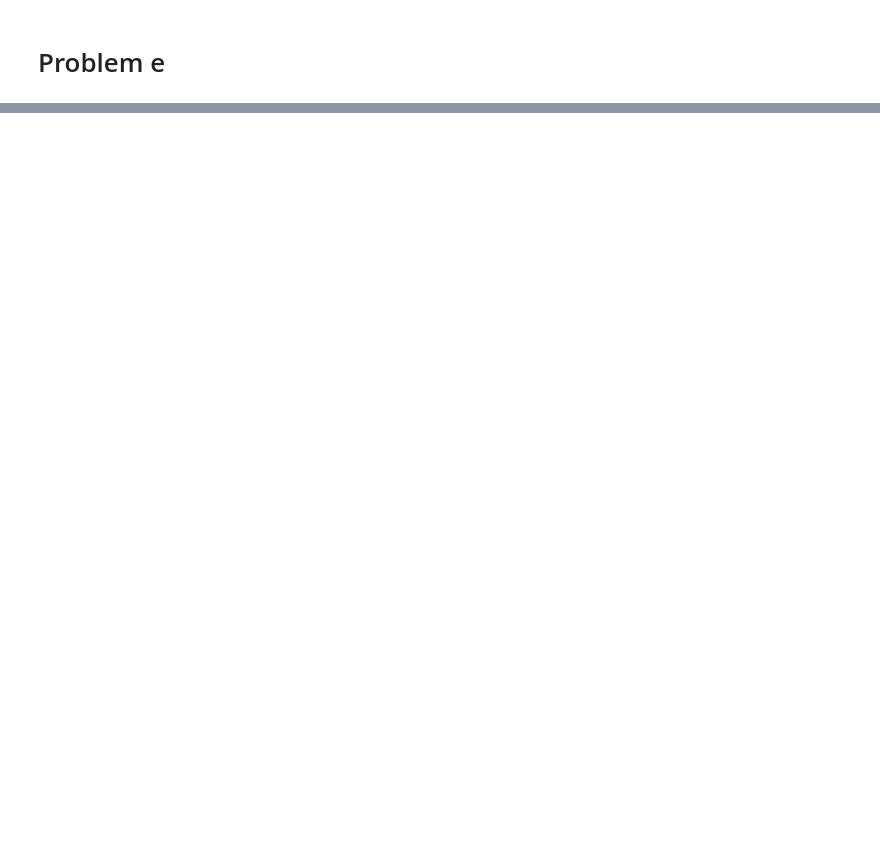
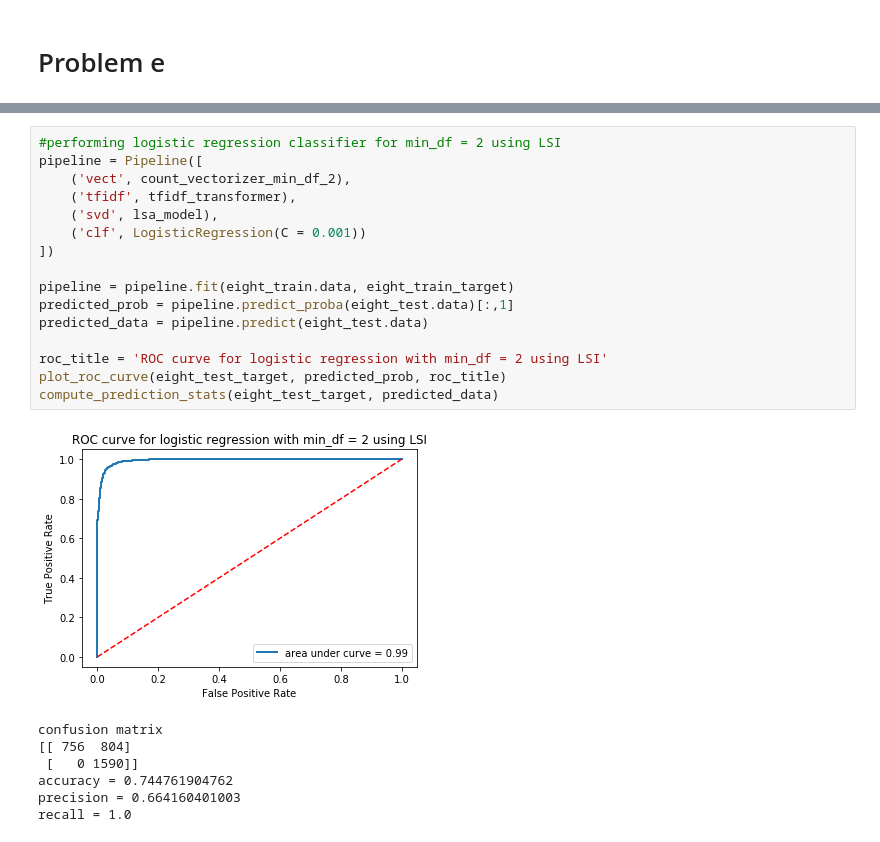
Before and after one commit to zxxia/ECE219-Large-Scale-Data-Mining, a Jupyter notebook: Project1/ee215b_project1.ipynb, the cells around one changed output, grey strips where cells are left out. Drawn from its saved outputs; the diff is of its cells as text; blank space fills up the shorter version.

```diff
--- a/Project1/ee215b_project1.ipynb
+++ b/Project1/ee215b_project1.ipynb
@@ -309,0 +346,24 @@ recall = 1.0
+# %%
+#performing logistic regression classifier for min_df = 2 using LSI
+pipeline = Pipeline([
+    ('vect', count_vectorizer_min_df_2),
+    ('tfidf', tfidf_transformer),
+    ('svd', lsa_model),
+    ('clf', LogisticRegression(C = 0.001))
+])
+
+pipeline = pipeline.fit(eight_train.data, eight_train_target)
+predicted_prob = pipeline.predict_proba(eight_test.data)[:,1]
+predicted_data = pipeline.predict(eight_test.data)
+
+roc_title = 'ROC curve for logistic regression with min_df = 2 using LSI'
+plot_roc_curve(eight_test_target, predicted_prob, roc_title)
+compute_prediction_stats(eight_test_target, predicted_data)
+# %% [output]
+[figure, added]
+confusion matrix
+[[ 756  804]
+ [   0 1590]]
+accuracy = 0.744761904762
+precision = 0.664160401003
+recall = 1.0
```
Also changed, not shown: parts of 31 cells of this notebook.
